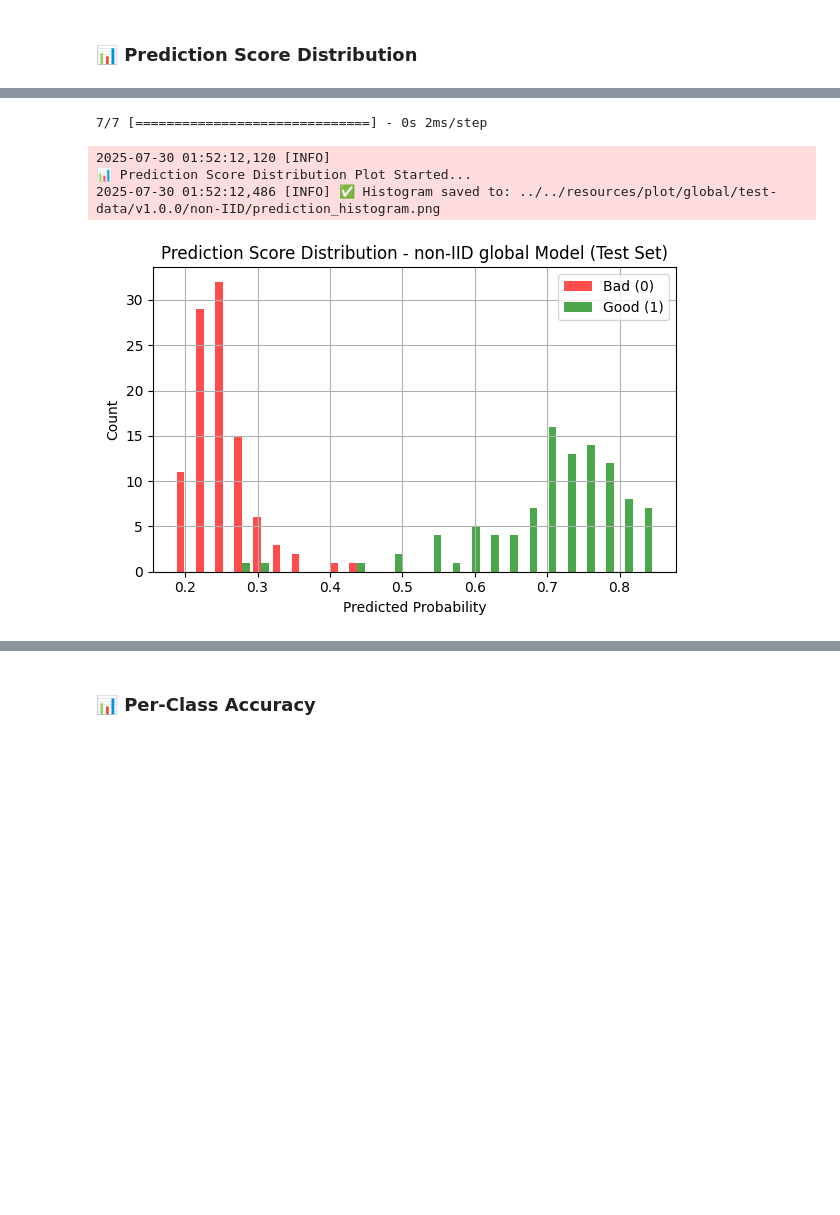
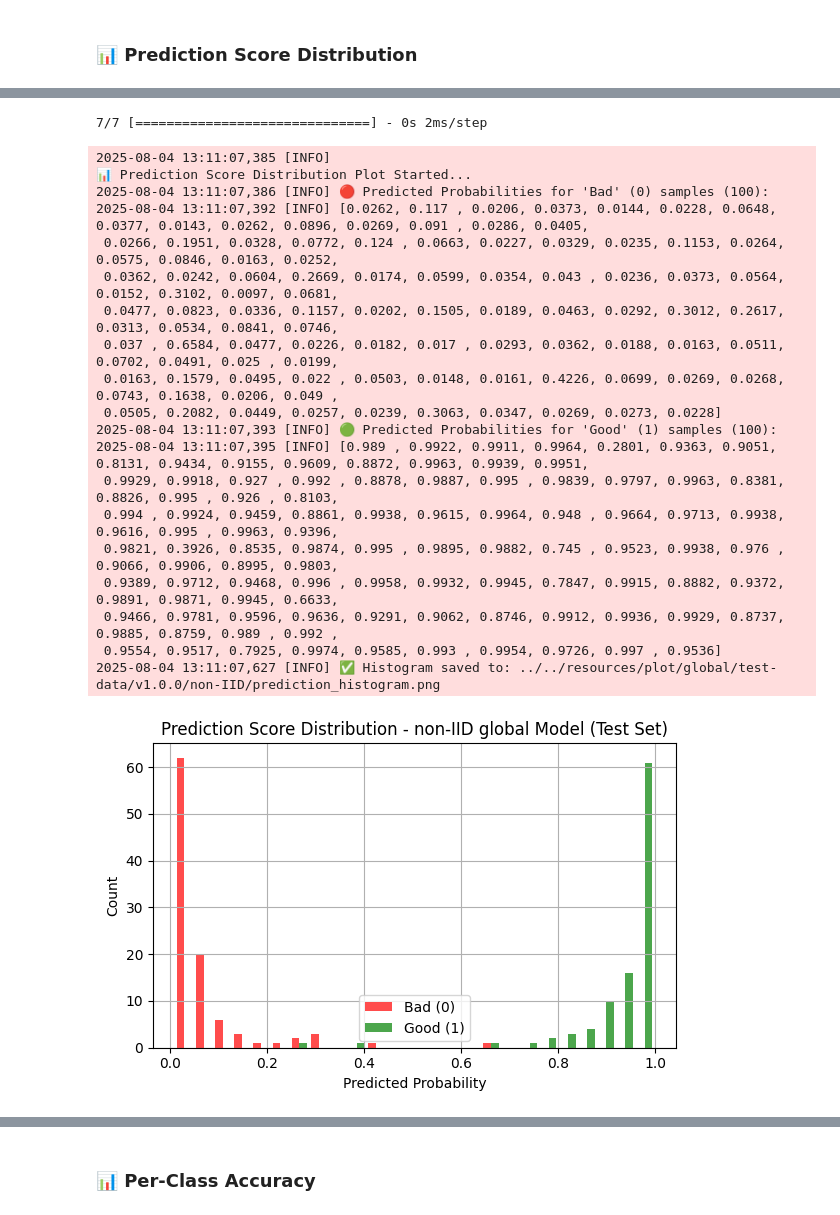
Before and after one commit to RollingArray/tapnet-federated, a Jupyter notebook: src/experiment-notebooks/09_evaluate_model.ipynb, the cells around one changed output, grey strips where cells are left out. Saved outputs shown, nothing was run; the diff lists cells and outputs as text; code cells hidden in the pictures; blank space fills up the shorter version.

```diff
--- a/src/experiment-notebooks/09_evaluate_model.ipynb
+++ b/src/experiment-notebooks/09_evaluate_model.ipynb
@@ -22,15 +22,15 @@ import logging
 # === Configuration Constants ===
 
 # Distribution strategy (IID, non-IID etc.)
-DISTRIBUTION = "IID"
+DISTRIBUTION = "non-IID"
 MODEL_TYPE = "global" # global, standalone
 
 # Test dataset
-#TEST_DIR = f"../../resources/material/train-data/federated/{DISTRIBUTION}-npy/test_clients"
-#LABEL_CSV = f"../../resources/material/train-data/federated/{DISTRIBUTION}/test_clients/labels.csv"
+TEST_DIR = f"../../resources/material/train-data/federated/{DISTRIBUTION}-npy/test_clients"
+LABEL_CSV = f"../../resources/material/train-data/federated/{DISTRIBUTION}/test_clients/labels.csv"
 
-TEST_DIR = f"../../resources/material/test-data/test-clients-npy/test_clients"
-LABEL_CSV = f"../../resources/material/test-data/test-material-taps/test_clients/labels.csv"
+# TEST_DIR = f"../../resources/material/test-data/test-clients-npy/test_clients"
+# LABEL_CSV = f"../../resources/material/test-data/test-material-taps/test_clients/labels.csv"
 
 LABEL_MAP = {"bad": 0, "good": 1}
 REVERSE_MAP = {0: "bad", 1: "good"}
@@ -337,15 +387,24 @@ plot_precision_recall(y_test, y_pred_probs, PRECISION_RECALL_PLOT_DIR)
 ### 📊  Prediction Score Distribution
 # %%
 # === Predicted probabilities from model ===
-log("🚀 Generating Prediction Histogram from test set predictions...")
-y_probs = model.predict(X_test).flatten()
 
 def plot_prediction_histogram(y_probs, y_true, save_path=None):
     log("\n📊 Prediction Score Distribution Plot Started...")
 
+    # Separate predicted probabilities by true labels
+    y_probs_0 = y_probs[y_true == 0]
+    y_probs_1 = y_probs[y_true == 1]
+
+    # Log prediction scores
+    log(f"🔴 Predicted Probabilities for 'Bad' (0) samples ({len(y_probs_0)}):")
+    log(np.array2string(y_probs_0, precision=4, separator=', ', max_line_width=120))
+
+    log(f"🟢 Predicted Probabilities for 'Good' (1) samples ({len(y_probs_1)}):")
+    log(np.array2string(y_probs_1, precision=4, separator=', ', max_line_width=120))
+
     # Plot histogram
     plt.figure(figsize=(6, 4))
-    plt.hist([y_probs[y_true == 0], y_probs[y_true == 1]],
+    plt.hist([y_probs_0, y_probs_1],
              bins=25, label=['Bad (0)', 'Good (1)'], color=['red', 'green'], alpha=0.7)
     plt.xlabel("Predicted Probability")
     plt.ylabel("Count")
@@ -365,5 +424,7 @@ def plot_prediction_histogram(y_probs, y_true, save_path=None):
     log("✅ Prediction Score Distribution Plot Completed.\n")
 
 # === Run the plot ===
+log("🚀 Generating Prediction Histogram from test set predictions...")
+y_probs = model.predict(X_test).flatten()
 plot_prediction_histogram(y_probs, y_test, PREDICTION_HISTOGRAM_PLOT_DIR)
 # %% [output]
@@ -371,5 +432,21 @@ plot_prediction_histogram(y_probs, y_test, PREDICTION_HISTOGRAM_PLOT_DIR)
 7/7 [==============================] - 0s 2ms/step
-2025-07-30 01:52:12,120 [INFO]
+2025-08-04 13:11:07,385 [INFO]
 📊 Prediction Score Distribution Plot Started...
-2025-07-30 01:52:12,486 [INFO] ✅ Histogram saved to: ../../resources/plot/global/test-data/v1.0.0/non-IID/prediction_histogram.png
+2025-08-04 13:11:07,386 [INFO] 🔴 Predicted Probabilities for 'Bad' (0) samples (100):
+2025-08-04 13:11:07,392 [INFO] [0.0262, 0.117 , 0.0206, 0.0373, 0.0144, 0.0228, 0.0648, 0.0377, 0.0143, 0.0262, 0.0896, 0.0269, 0.091 , 0.0286, 0.0405,
+ 0.0266, 0.1951, 0.0328, 0.0772, 0.124 , 0.0663, 0.0227, 0.0329, 0.0235, 0.1153, 0.0264, 0.0575, 0.0846, 0.0163, 0.0252,
+ 0.0362, 0.0242, 0.0604, 0.2669, 0.0174, 0.0599, 0.0354, 0.043 , 0.0236, 0.0373, 0.0564, 0.0152, 0.3102, 0.0097, 0.0681,
+ 0.0477, 0.0823, 0.0336, 0.1157, 0.0202, 0.1505, 0.0189, 0.0463, 0.0292, 0.3012, 0.2617, 0.0313, 0.0534, 0.0841, 0.0746,
+ 0.037 , 0.6584, 0.0477, 0.0226, 0.0182, 0.017 , 0.0293, 0.0362, 0.0188, 0.0163, 0.0511, 0.0702, 0.0491, 0.025 , 0.0199,
+ 0.0163, 0.1579, 0.0495, 0.022 , 0.0503, 0.0148, 0.0161, 0.4226, 0.0699, 0.0269, 0.0268, 0.0743, 0.1638, 0.0206, 0.049 ,
+ 0.0505, 0.2082, 0.0449, 0.0257, 0.0239, 0.3063, 0.0347, 0.0269, 0.0273, 0.0228]
+2025-08-04 13:11:07,393 [INFO] 🟢 Predicted Probabilities for 'Good' (1) samples (100):
+2025-08-04 13:11:07,395 [INFO] [0.989 , 0.9922, 0.9911, 0.9964, 0.2801, 0.9363, 0.9051, 0.8131, 0.9434, 0.9155, 0.9609, 0.8872, 0.9963, 0.9939, 0.9951,
+ 0.9929, 0.9918, 0.927 , 0.992 , 0.8878, 0.9887, 0.995 , 0.9839, 0.9797, 0.9963, 0.8381, 0.8826, 0.995 , 0.926 , 0.8103,
+ 0.994 , 0.9924, 0.9459, 0.8861, 0.9938, 0.9615, 0.9964, 0.948 , 0.9664, 0.9713, 0.9938, 0.9616, 0.995 , 0.9963, 0.9396,
+ 0.9821, 0.3926, 0.8535, 0.9874, 0.995 , 0.9895, 0.9882, 0.745 , 0.9523, 0.9938, 0.976 , 0.9066, 0.9906, 0.8995, 0.9803,
+ 0.9389, 0.9712, 0.9468, 0.996 , 0.9958, 0.9932, 0.9945, 0.7847, 0.9915, 0.8882, 0.9372, 0.9891, 0.9871, 0.9945, 0.6633,
+ 0.9466, 0.9781, 0.9596, 0.9636, 0.9291, 0.9062, 0.8746, 0.9912, 0.9936, 0.9929, 0.8737, 0.9885, 0.8759, 0.989 , 0.992 ,
+ 0.9554, 0.9517, 0.7925, 0.9974, 0.9585, 0.993 , 0.9954, 0.9726, 0.997 , 0.9536]
+2025-08-04 13:11:07,627 [INFO] ✅ Histogram saved to: ../../resources/plot/global/test-data/v1.0.0/non-IID/prediction_histogram.png
-[figure, old version]
+[figure, new version]
```
Also changed, not shown: parts of 12 cells of this notebook, 17 other files.
